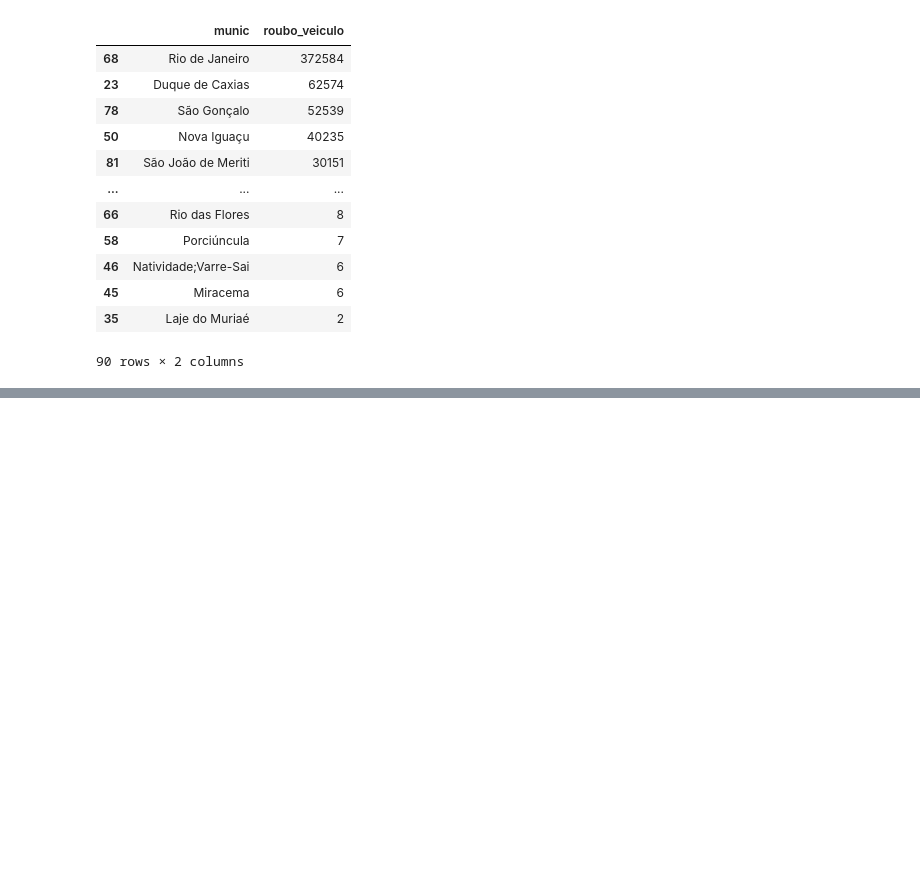
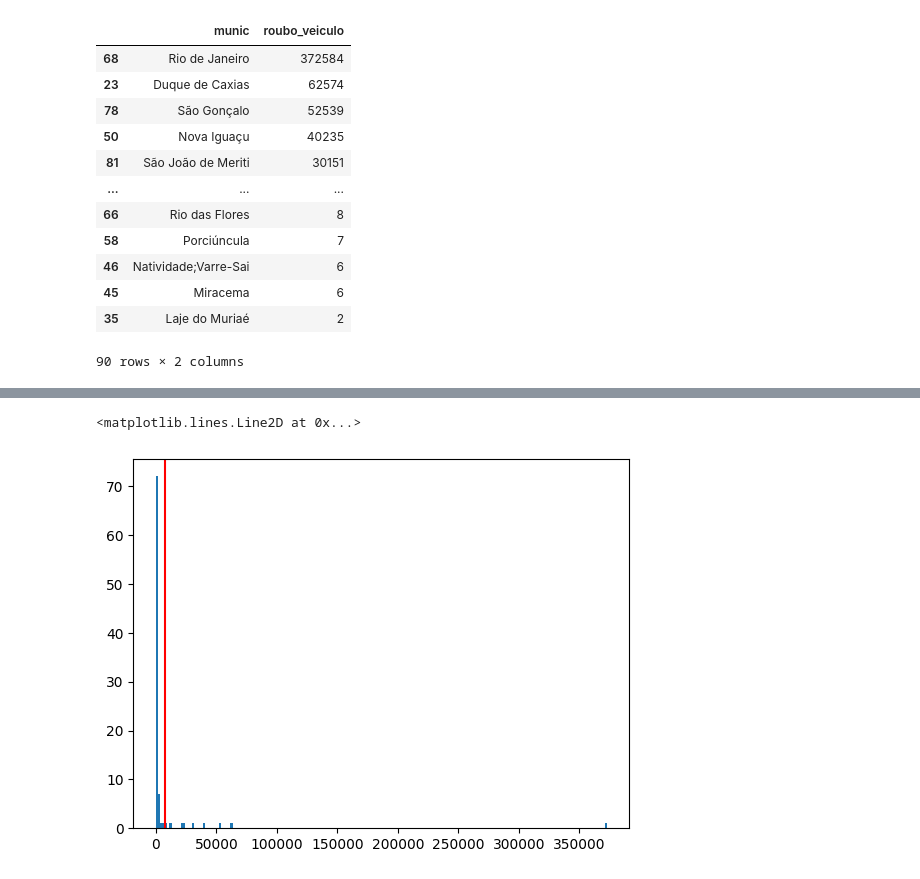
Before and after one commit to Tchiello/codigos_py, a Jupyter notebook: Analise/06.merge.ipynb, the cells around one changed output, grey strips where cells are left out. Cells and saved outputs as stored; diff of their text form; code cells hidden in the pictures; blank space fills up the shorter version.

```diff
--- a/Analise/06.merge.ipynb
+++ b/Analise/06.merge.ipynb
@@ -71,0 +148,8 @@ Q1: 47.0, Q2: 247.5, Q3: 989.5
+# %%
+# Histograma
+plt.hist(roubo_veiculo_array, bins=200)
+plt.axvline(x=media_roubos, color='red')
+# se fosse num arquivo em python no final seria necessário usar o comando plt.show()
+# %% [output]
+<matplotlib.lines.Line2D at 0x...>
+[figure, added]
```
Also changed, not shown: parts of 11 cells of this notebook, 4 other files.
